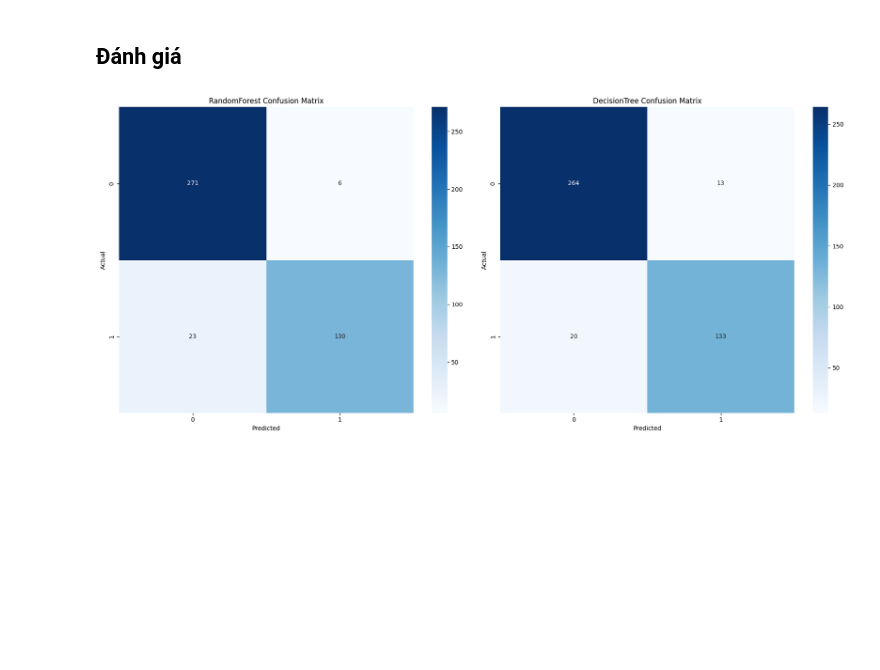
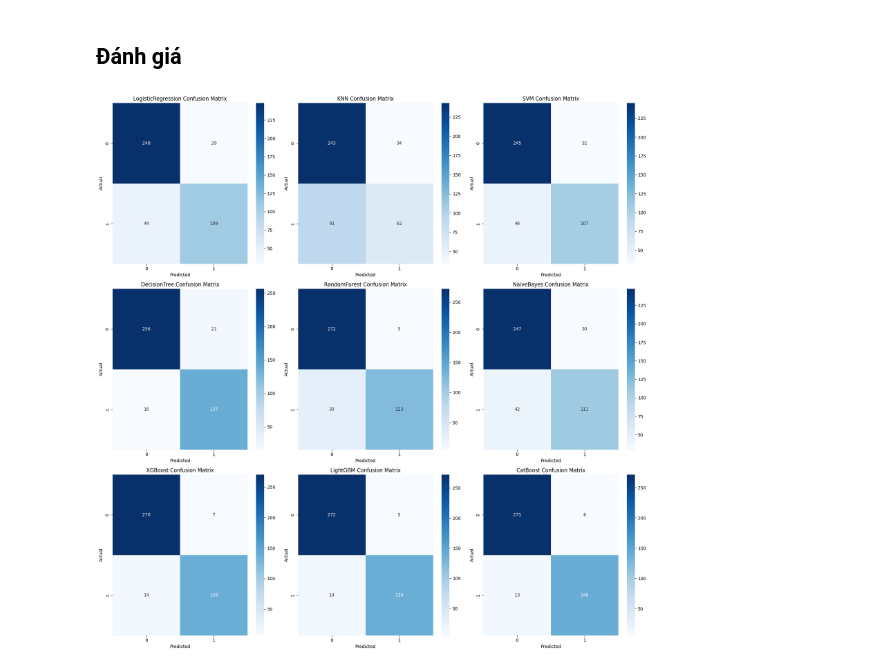
Before and after one commit to Ngoc-Quy-az1/Alzheimer-s-diagnosis, a Jupyter notebook: alzheimer-diagnosis.ipynb, the cells around one changed output. Drawn from its saved outputs; the diff is of its cells as text; code cells hidden in the pictures; blank space fills up the shorter version.

Commit message:
Kaggle Notebook | Alzheimer-diagnosis | add: new model

```diff
--- a/alzheimer-diagnosis.ipynb
+++ b/alzheimer-diagnosis.ipynb
@@ -260,19 +325,24 @@ weighted avg       0.92      0.92      0.92       430
 # %% [markdown]
 ## Đánh giá
 # %%
-fig, axes = plt.subplots(1, 2, figsize=(18, 8))
+from sklearn.metrics import confusion_matrix
+fig, axes = plt.subplots(3, 3, figsize=(18, 18))
+axes = axes.flatten()
+model_names = list(best_models.keys())
 
-model_names = list(best_models.keys())
 for i, model_name in enumerate(model_names):
     y_pred = best_models[model_name].predict(x_test)
     conf_matrix = confusion_matrix(y_test, y_pred)
 
     sns.heatmap(conf_matrix, annot=True, fmt='d', cmap='Blues', ax=axes[i])
     axes[i].set_title(f"{model_name} Confusion Matrix")
     axes[i].set_xlabel("Predicted")
     axes[i].set_ylabel("Actual")
 
+for j in range(len(model_names), len(axes)):
+    fig.delaxes(axes[j])
+
 plt.tight_layout()
 plt.show()
 # %% [output]
-[figure, old version]
+[figure, new version]
```
Also changed, not shown: parts of 3 cells of this notebook.
